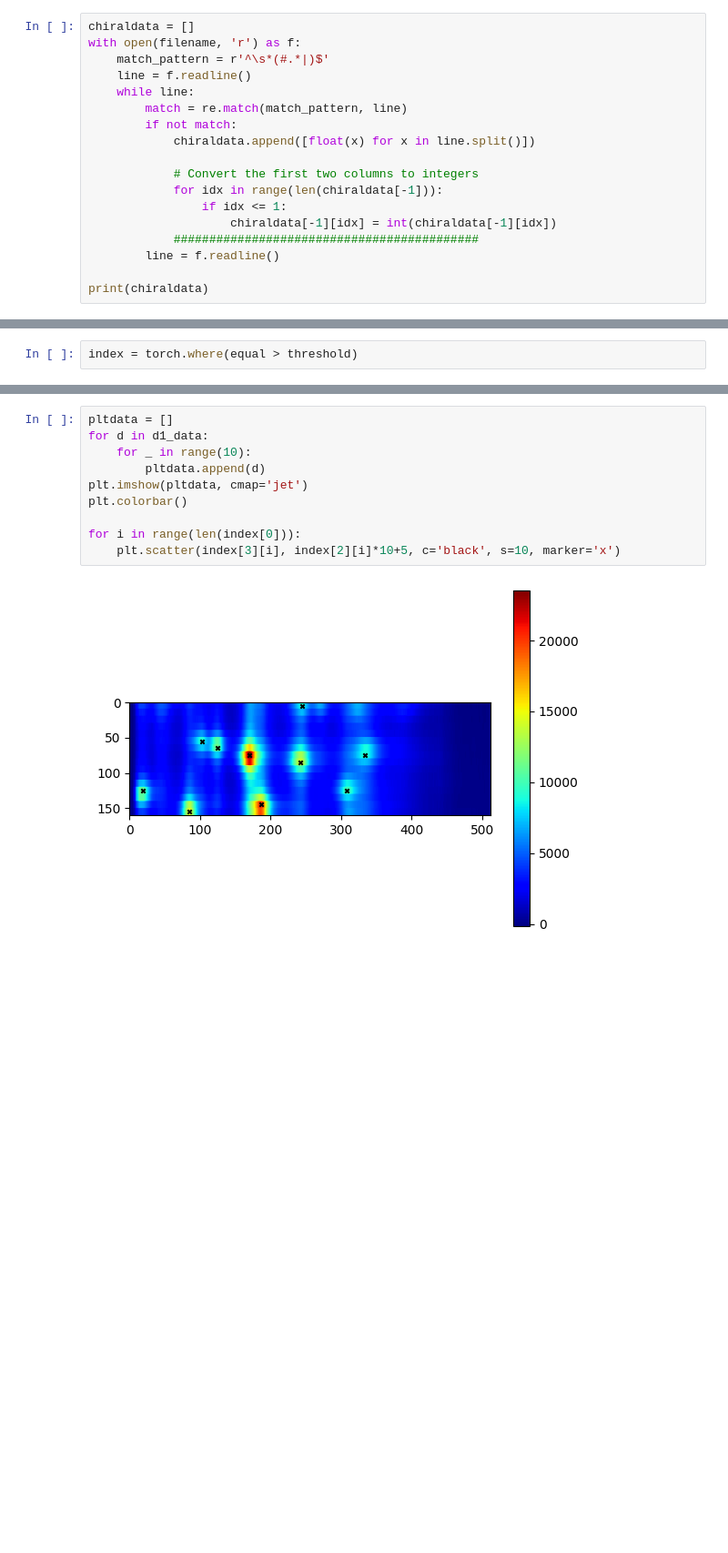
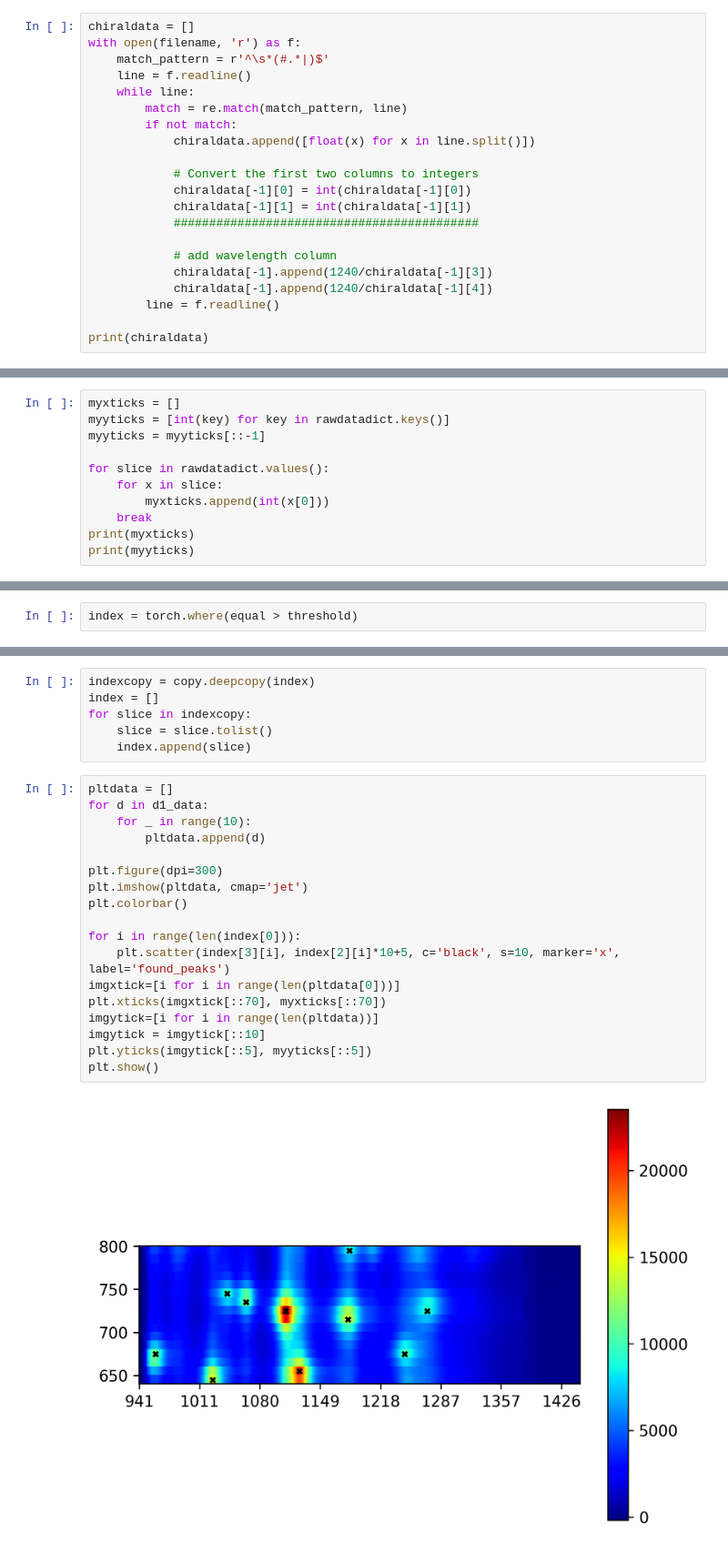
Before and after one commit to chiashi-lab/pl, a Jupyter notebook: notebook/ple.ipynb, the cells around one changed output, grey strips where cells are left out. Shown at 91% size. Saved outputs shown, nothing was run; the diff lists cells and outputs as text; blank space fills up the shorter version.

```diff
--- a/notebook/ple.ipynb
+++ b/notebook/ple.ipynb
@@ -20,10 +24,13 @@ with open(filename, 'r') as f:
             chiraldata.append([float(x) for x in line.split()])
 
             # Convert the first two columns to integers
-            for idx in range(len(chiraldata[-1])):
-                if idx <= 1:
-                    chiraldata[-1][idx] = int(chiraldata[-1][idx])
+            chiraldata[-1][0] = int(chiraldata[-1][0])
+            chiraldata[-1][1] = int(chiraldata[-1][1])
             ###########################################
+
+            # add wavelength column
+            chiraldata[-1].append(1240/chiraldata[-1][3])
+            chiraldata[-1].append(1240/chiraldata[-1][4])
         line = f.readline()
 
 print(chiraldata)
@@ -49,3 +67,14 @@ for filename in os.listdir(data_dir):
 print(rawdatadict)
 # %% [output]
 {'650': [[941.7710775862068, 5.0], [942.760172413793, 43.0], [943.7492672413794, -26.0], [944.7383620689656, 9.0], [945.7274568965516, -4.0], [946.7165517241378, 315.0], [947.705646551724, 718.0], [94 ...
+# %%
+myxticks = []
+myyticks = [int(key) for key in rawdatadict.keys()]
+myyticks = myyticks[::-1]
+
+for slice in rawdatadict.values():
+    for x in slice:
+        myxticks.append(int(x[0]))
+    break
+print(myxticks)
+print(myyticks)
@@ -195,12 +166,26 @@ print(len(index))
+# %%
+indexcopy = copy.deepcopy(index)
+index = []
+for slice in indexcopy:
+    slice = slice.tolist()
+    index.append(slice)
 # %%
 pltdata = []
 for d in d1_data:
     for _ in range(10):
         pltdata.append(d)
+
+plt.figure(dpi=300)
 plt.imshow(pltdata, cmap='jet')
 plt.colorbar()
 
 for i in range(len(index[0])):
-    plt.scatter(index[3][i], index[2][i]*10+5, c='black', s=10, marker='x')
+    plt.scatter(index[3][i], index[2][i]*10+5, c='black', s=10, marker='x', label='found_peaks')
+imgxtick=[i for i in range(len(pltdata[0]))]
+plt.xticks(imgxtick[::70], myxticks[::70])
+imgytick=[i for i in range(len(pltdata))]
+imgytick = imgytick[::10]
+plt.yticks(imgytick[::5], myyticks[::5])
+plt.show()
 # %% [output]
-[figure, old version]
+[figure, new version]
```
Also changed, not shown: parts of 19 cells of this notebook.
